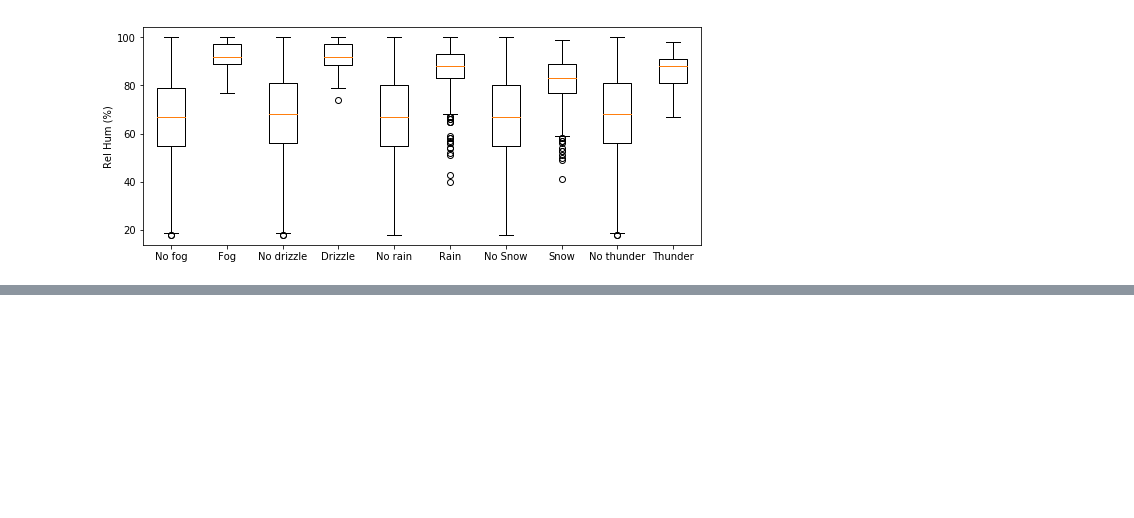
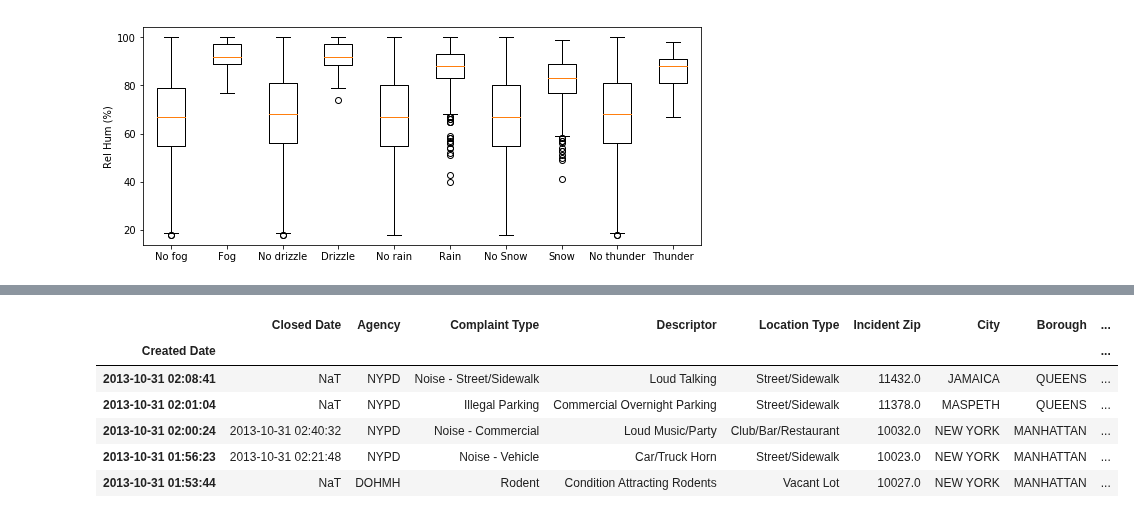
Before and after one commit to sintefmath/GeiloWinterSchool2018, a Jupyter notebook: course_material/Pandas.ipynb, the cells around one changed output, grey strips where cells are left out. Saved outputs shown, nothing was run; the diff lists cells and outputs as text; code cells hidden in the pictures; blank space fills up the shorter version.

```diff
--- a/course_material/Pandas.ipynb
+++ b/course_material/Pandas.ipynb
@@ -391,0 +400,17 @@ plt.ylabel('Rel Hum (%)')
+# %%
+columns = [
+    'Created Date', 'Closed Date', 'Agency', 'Complaint Type', 'Descriptor',
+    'Location Type', 'Incident Zip', 'City', 'Borough', 'Latitude', 'Longitude',
+]
+df = pd.read_csv('data/311-service-requests.csv', usecols=columns, index_col='Created Date',
+                 parse_dates=['Created Date', 'Closed Date'])
+df['Incident Zip'] = pd.to_numeric(df['Incident Zip'], errors='coerce')
+df.head()
+# %% [output]
+|  | Closed Date | Agency | Complaint Type | Descriptor | Location Type | Incident Zip | City | Borough | ... |
+| Created Date |  |  |  |  |  |  |  |  | ... |
+| 2013-10-31 02:08:41 | NaT | NYPD | Noise - Street/Sidewalk | Loud Talking | Street/Sidewalk | 11432.0 | JAMAICA | QUEENS | ... |
+| 2013-10-31 02:01:04 | NaT | NYPD | Illegal Parking | Commercial Overnight Parking | Street/Sidewalk | 11378.0 | MASPETH | QUEENS | ... |
+| 2013-10-31 02:00:24 | 2013-10-31 02:40:32 | NYPD | Noise - Commercial | Loud Music/Party | Club/Bar/Restaurant | 10032.0 | NEW YORK | MANHATTAN | ... |
+| 2013-10-31 01:56:23 | 2013-10-31 02:21:48 | NYPD | Noise - Vehicle | Car/Truck Horn | Street/Sidewalk | 10023.0 | NEW YORK | MANHATTAN | ... |
+| 2013-10-31 01:53:44 | NaT | DOHMH | Rodent | Condition Attracting Rodents | Vacant Lot | 10027.0 | NEW YORK | MANHATTAN | ... |
```
Also changed, not shown: parts of 8 cells of this notebook, 5 other files.
